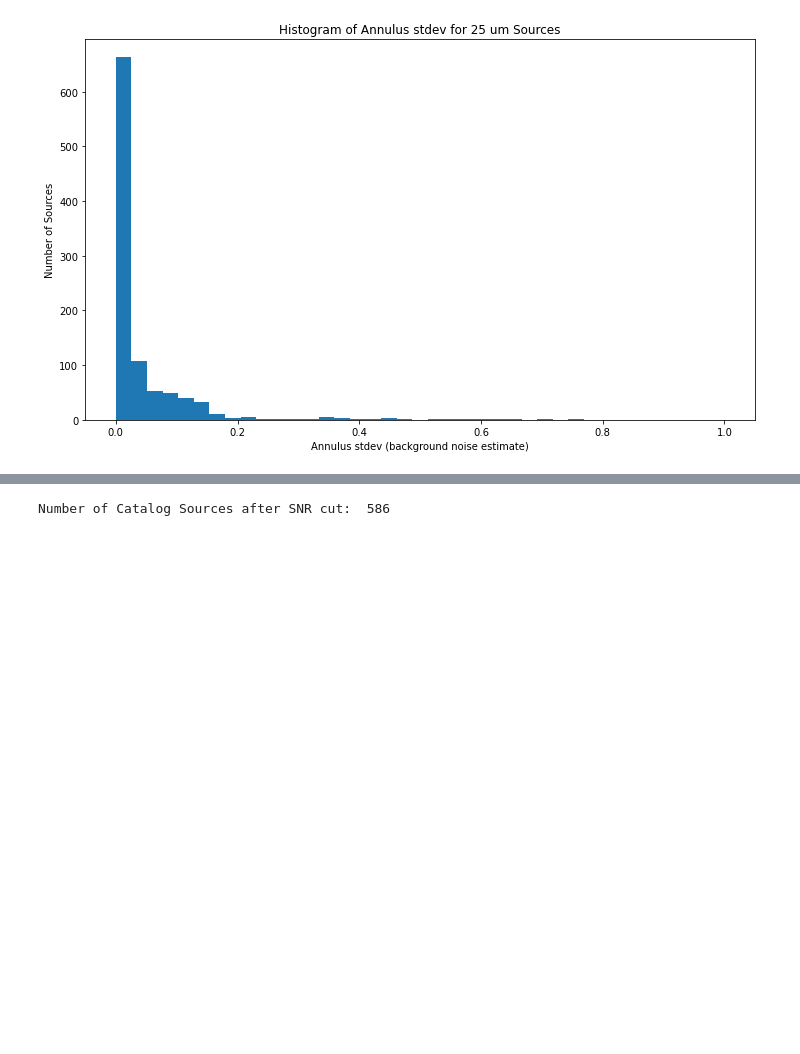
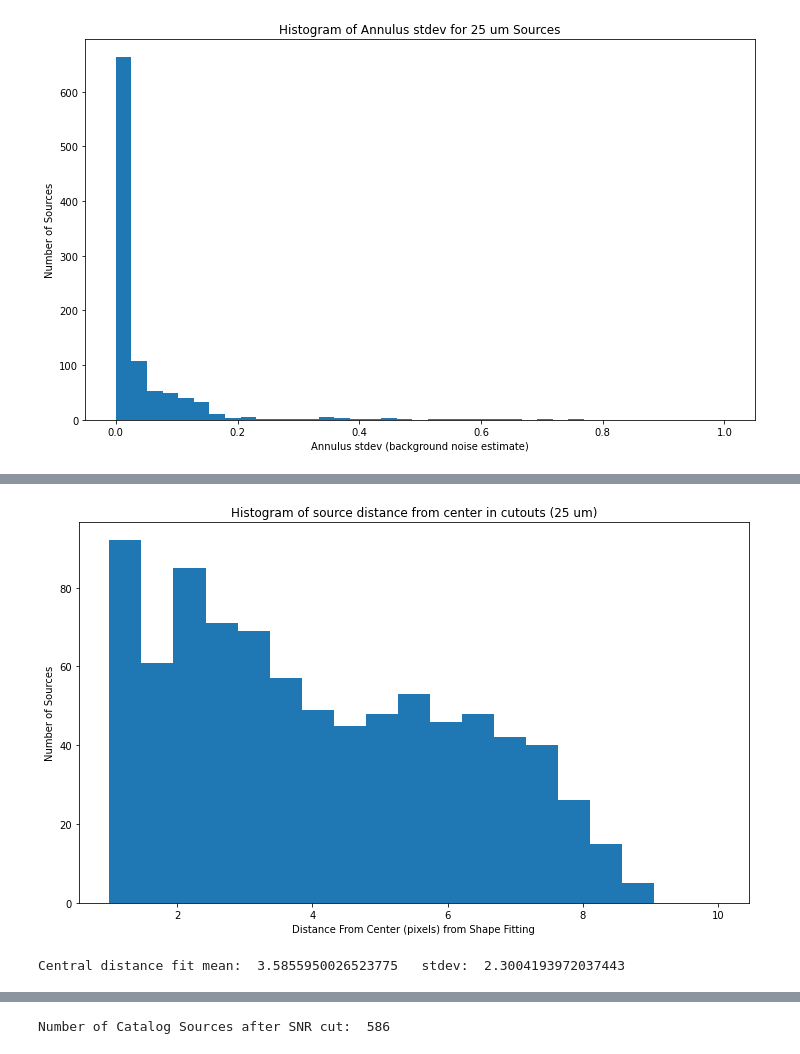
Before and after one commit to mjhankins/SFGCphotcode, a Jupyter notebook: SourceCatalog_CombineFields.ipynb, the cells around one changed output, grey strips where cells are left out. Cells and saved outputs as stored; diff of their text form; code cells hidden in the pictures; blank space fills up the shorter version.

```diff
--- a/SourceCatalog_CombineFields.ipynb
+++ b/SourceCatalog_CombineFields.ipynb
@@ -345,0 +354,16 @@ mastercat25['bkg_qflag'][bkgstd3sig]=3
+# %%
+binlist=np.linspace(1,10,20)
+
+plt.figure(figsize=(12,7))
+plt.title('Histogram of source distance from center in cutouts (25 um)')
+plt.hist(mastercat25['fit_dist'],bins=binlist)
+plt.xlabel('Distance From Center (pixels) from Shape Fitting')
+plt.ylabel('Number of Sources')
+#plt.xlim(0,25)
+plt.show()
+# %% [output]
+[figure, added]
+# %%
+print('Central distance fit mean: ', np.mean(mastercat25['fit_dist']), '  stdev: ',np.std(mastercat25['fit_dist']))
+# %% [output]
+Central distance fit mean:  3.5855950026523775   stdev:  2.3004193972037443
```
Also changed, not shown: parts of 15 cells of this notebook.
